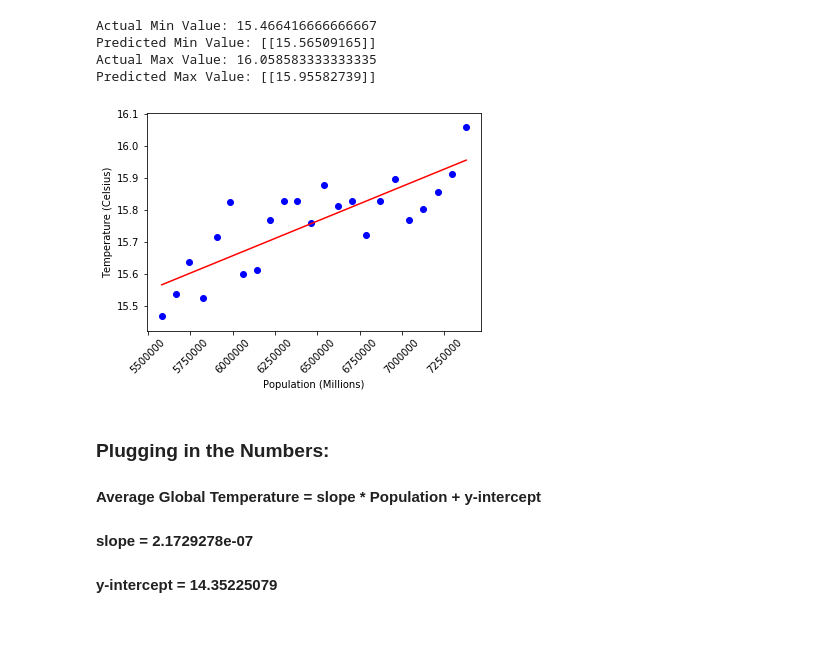
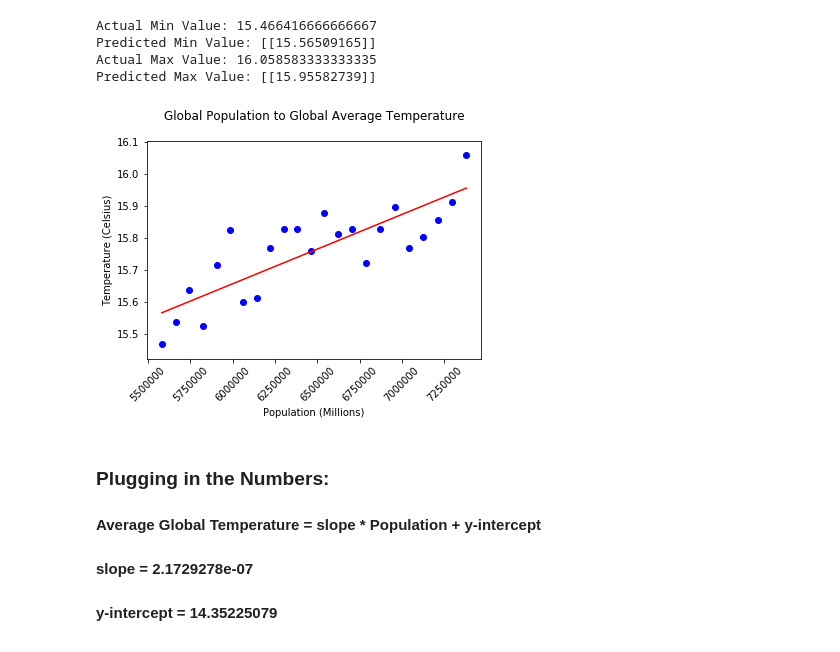
Before and after one commit to magcox5/climate_change_2038, a Jupyter notebook: x_Population_y_Temperature_correlation.ipynb, the cells around one changed output. Saved outputs shown, nothing was run; the diff lists cells and outputs as text; code cells hidden in the pictures.

```diff
--- a/x_Population_y_Temperature_correlation.ipynb
+++ b/x_Population_y_Temperature_correlation.ipynb
@@ -113,13 +113,14 @@ Predicted Max Value: [[15.95582739]]
 # %%
 plt.scatter(X, y, c='blue')
 plt.plot([x_min, x_max], [y_min, y_max], c='red')
 plt.xticks(rotation=45)
 plt.xlabel("Population (Millions)")
 plt.ylabel("Temperature (Celsius)")
+plt.title("Global Population to Global Average Temperature\n")
 fig1 = plt.gcf()
 fig1.savefig('images/pop_to_temp.png', bbox_inches='tight')
 # %% [output]
-[figure, old version]
+[figure, new version]
 # %% [markdown]
 ### Plugging in the Numbers:
 #### Average Global Temperature = slope * Population + y-intercept
```
Also changed, not shown: 1 other file.
